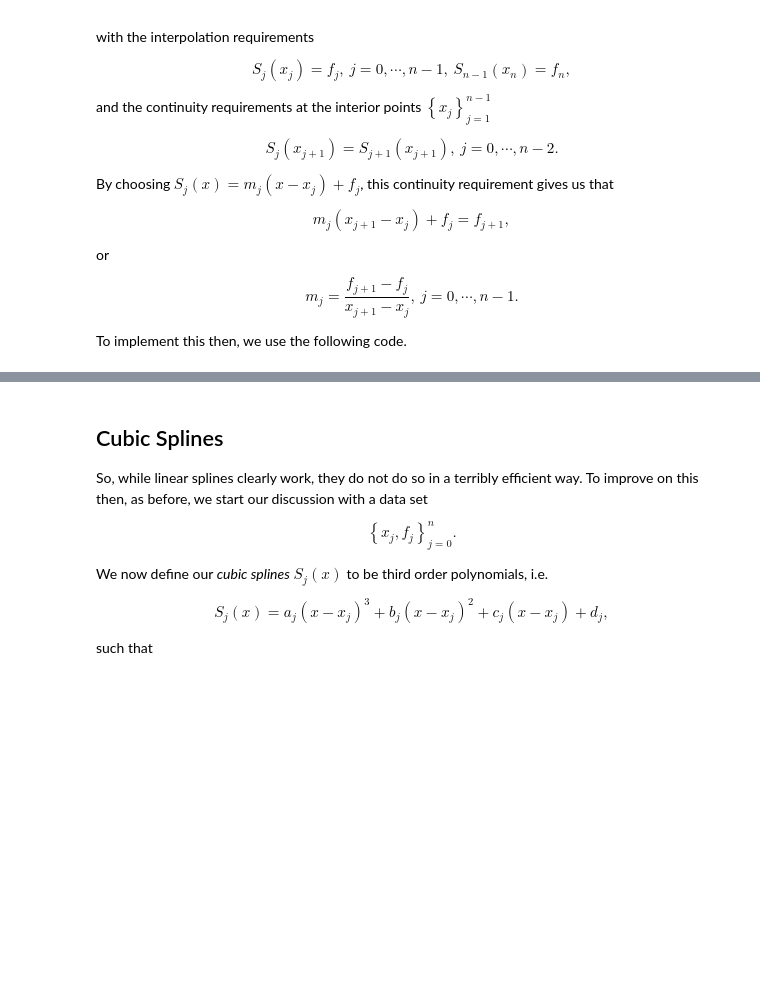
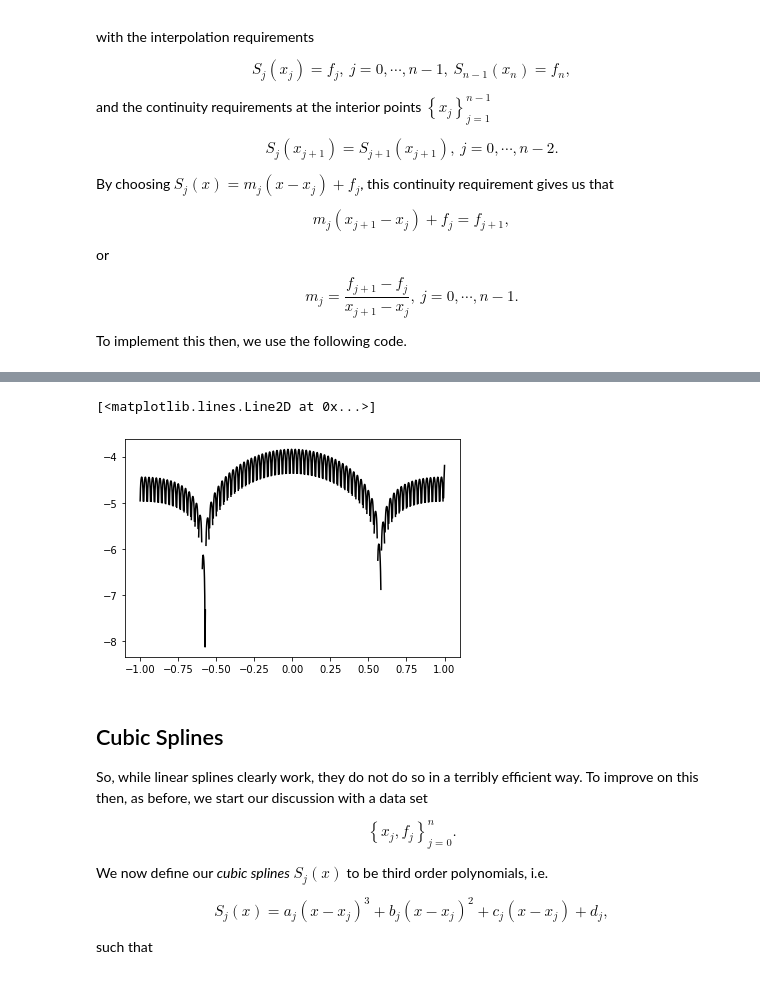
Before and after one commit to cwcurtis/Math-340-Notebooks, a Jupyter notebook: Lectures/Course_Lectures/Lecture_Ten_Fall_2022_Splines.ipynb, the cells around one changed output, grey strips where cells are left out. Drawn from its saved outputs; the diff is of its cells as text; code cells hidden in the pictures; blank space fills up the shorter version.

```diff
--- a/Lectures/Course_Lectures/Lecture_Ten_Fall_2022_Splines.ipynb
+++ b/Lectures/Course_Lectures/Lecture_Ten_Fall_2022_Splines.ipynb
@@ -64,3 +70,25 @@ plt.plot(xinterp,np.ma.log10(np.abs(ftrue-finterp)),ls='-',color='k')
+# %%
+def linear_spline_logical_indexing(xvals,fvals,xquery):
+    npts = xvals.size
+    qpts = xquery.size
+    svals = np.zeros(qpts)
+    # Precompute the slopes
+    mvals = (fvals[1:]-fvals[:(npts-1)])/(xvals[1:]-xvals[:(npts-1)])
+    # Now find the appropriate interval for each query point
+    for ll in range(qpts):
+        xvalslft = xvals <= xquery[ll]
+        jj = np.sum(xvalslft)
+        if jj < npts-1:
+            svals[ll] = mvals[jj-1]*(xquery[ll]-xvals[jj-1]) + fvals[jj-1]
+        else:
+            svals[ll] = mvals[npts-2]*(xquery[ll]-xvals[npts-2]) + fvals[npts-2]
+    return svals
+# %%
+finterp_logical = linear_spline_logical_indexing(xvals,fvals,xquery)
+plt.plot(xquery,np.ma.log10(np.abs(ftrue-finterp_logical)),ls='-',color='k')
+# %% [output]
+[<matplotlib.lines.Line2D at 0x...>]
+[figure, added]
 # %% [markdown]
 ## Cubic Splines
 
```
Also changed, not shown: parts of 3 cells of this notebook.
